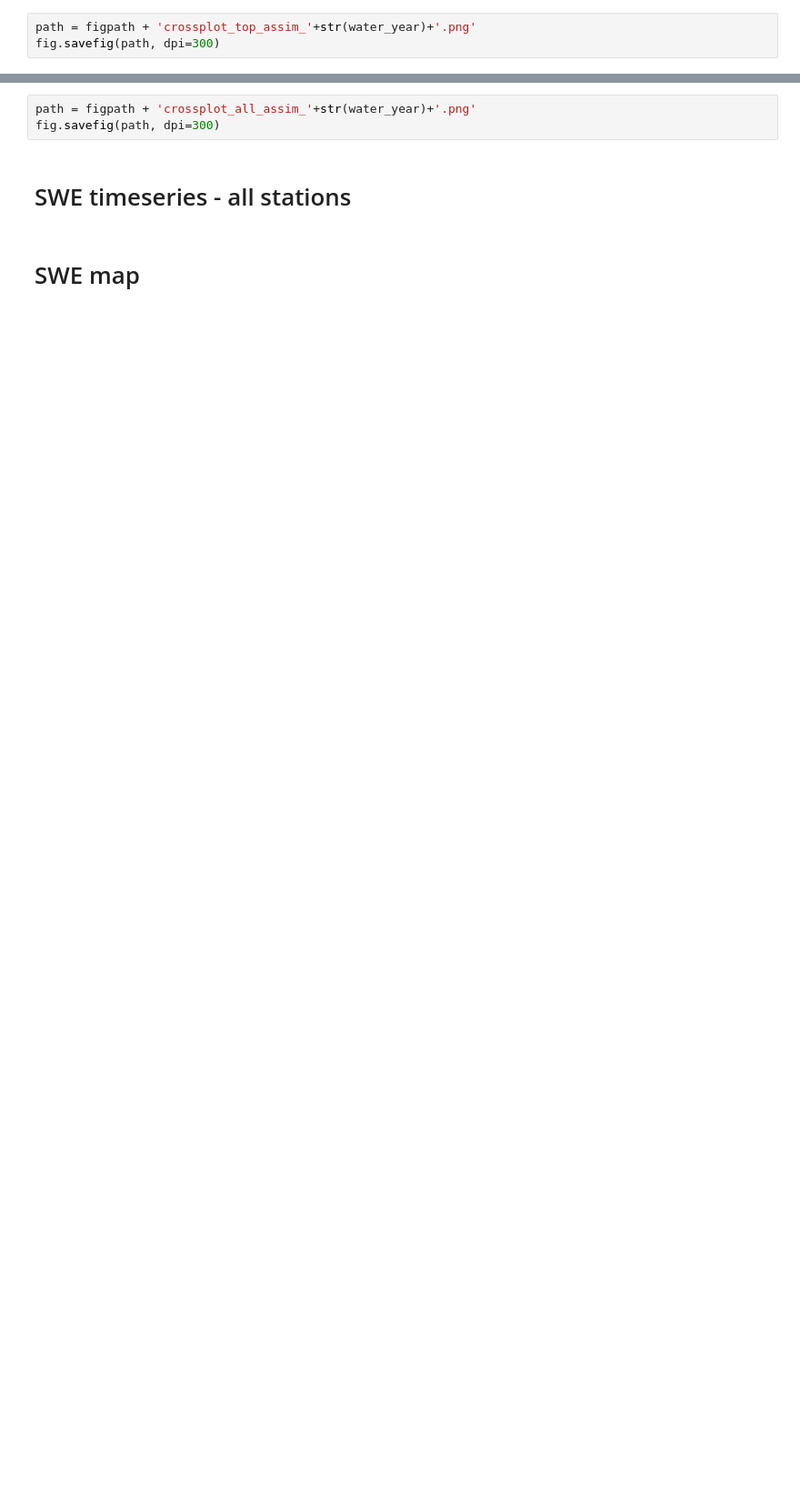
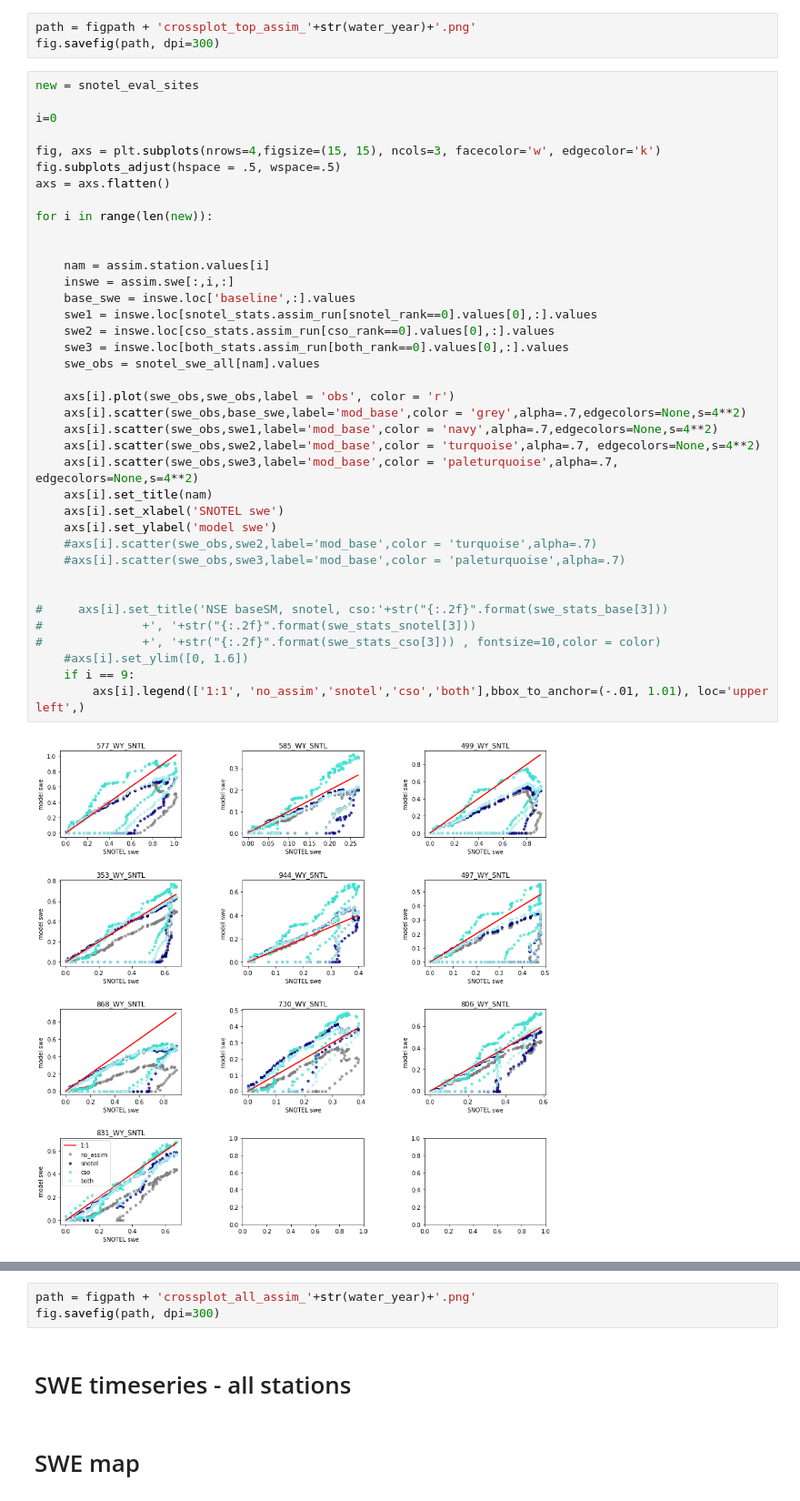
Before and after one commit to snowmodel-tools/assimilation_python, a Jupyter notebook: 05_figures.ipynb, the cells around one changed output, grey strips where cells are left out. Shown at 91% size. Drawn from its saved outputs; the diff is of its cells as text; blank space fills up the shorter version.

```diff
--- a/05_figures.ipynb
+++ b/05_figures.ipynb
@@ -818,3 +806,43 @@ for i in range(len(new)):
 # %%
 path = figpath + 'crossplot_top_assim_'+str(water_year)+'.png'
 fig.savefig(path, dpi=300)
+# %%
+new = snotel_eval_sites
+
+i=0
+
+fig, axs = plt.subplots(nrows=4,figsize=(15, 15), ncols=3, facecolor='w', edgecolor='k')
+fig.subplots_adjust(hspace = .5, wspace=.5)
+axs = axs.flatten()
+
+for i in range(len(new)):
+
+
+    nam = assim.station.values[i]
+    inswe = assim.swe[:,i,:]
+    base_swe = inswe.loc['baseline',:].values
+    swe1 = inswe.loc[snotel_stats.assim_run[snotel_rank==0].values[0],:].values
+    swe2 = inswe.loc[cso_stats.assim_run[cso_rank==0].values[0],:].values
+    swe3 = inswe.loc[both_stats.assim_run[both_rank==0].values[0],:].values
+    swe_obs = snotel_swe_all[nam].values
+
+    axs[i].plot(swe_obs,swe_obs,label = 'obs', color = 'r')
+    axs[i].scatter(swe_obs,base_swe,label='mod_base',color = 'grey',alpha=.7,edgecolors=None,s=4**2)
+    axs[i].scatter(swe_obs,swe1,label='mod_base',color = 'navy',alpha=.7,edgecolors=None,s=4**2)
+    axs[i].scatter(swe_obs,swe2,label='mod_base',color = 'turquoise',alpha=.7, edgecolors=None,s=4**2)
+    axs[i].scatter(swe_obs,swe3,label='mod_base',color = 'paleturquoise',alpha=.7, edgecolors=None,s=4**2)
+    axs[i].set_title(nam)
+    axs[i].set_xlabel('SNOTEL swe')
+    axs[i].set_ylabel('model swe')
+    #axs[i].scatter(swe_obs,swe2,label='mod_base',color = 'turquoise',alpha=.7)
+    #axs[i].scatter(swe_obs,swe3,label='mod_base',color = 'paleturquoise',alpha=.7)
+
+
+#     axs[i].set_title('NSE baseSM, snotel, cso:'+str("{:.2f}".format(swe_stats_base[3]))
+#              +', '+str("{:.2f}".format(swe_stats_snotel[3]))
+#              +', '+str("{:.2f}".format(swe_stats_cso[3])) , fontsize=10,color = color)
+    #axs[i].set_ylim([0, 1.6])
+    if i == 9:
+        axs[i].legend(['1:1', 'no_assim','snotel','cso','both'],bbox_to_anchor=(-.01, 1.01), loc='upper left',)
+# %% [output]
+[figure, added]
```
Also changed, not shown: parts of 17 cells of this notebook, 26 other files.
